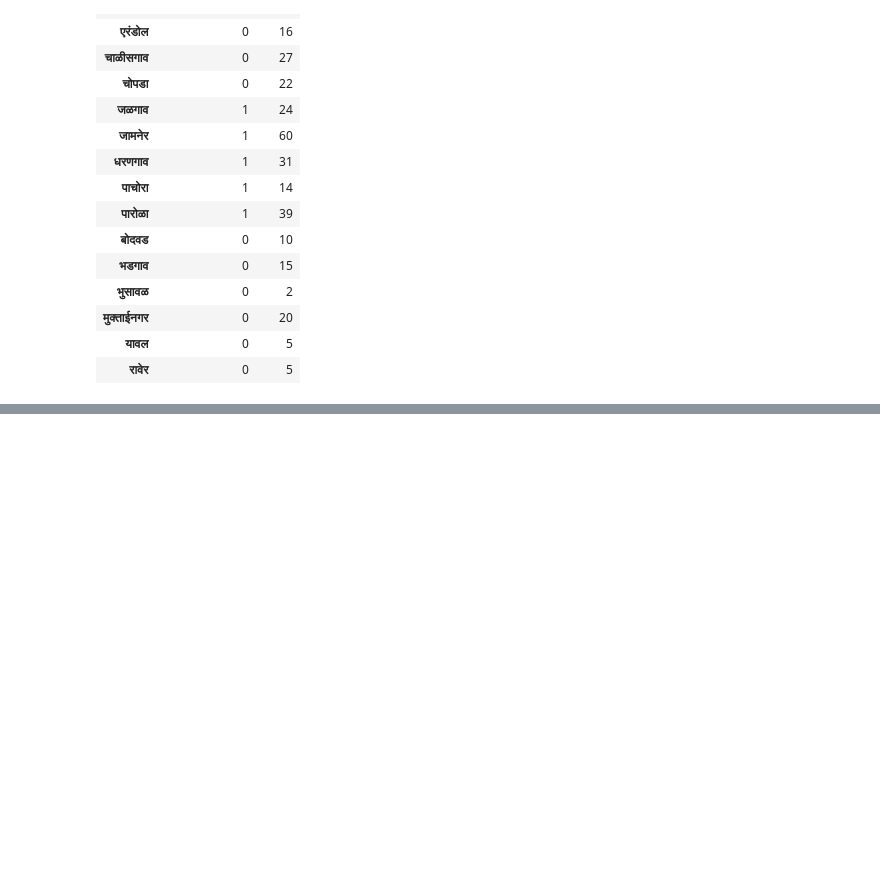
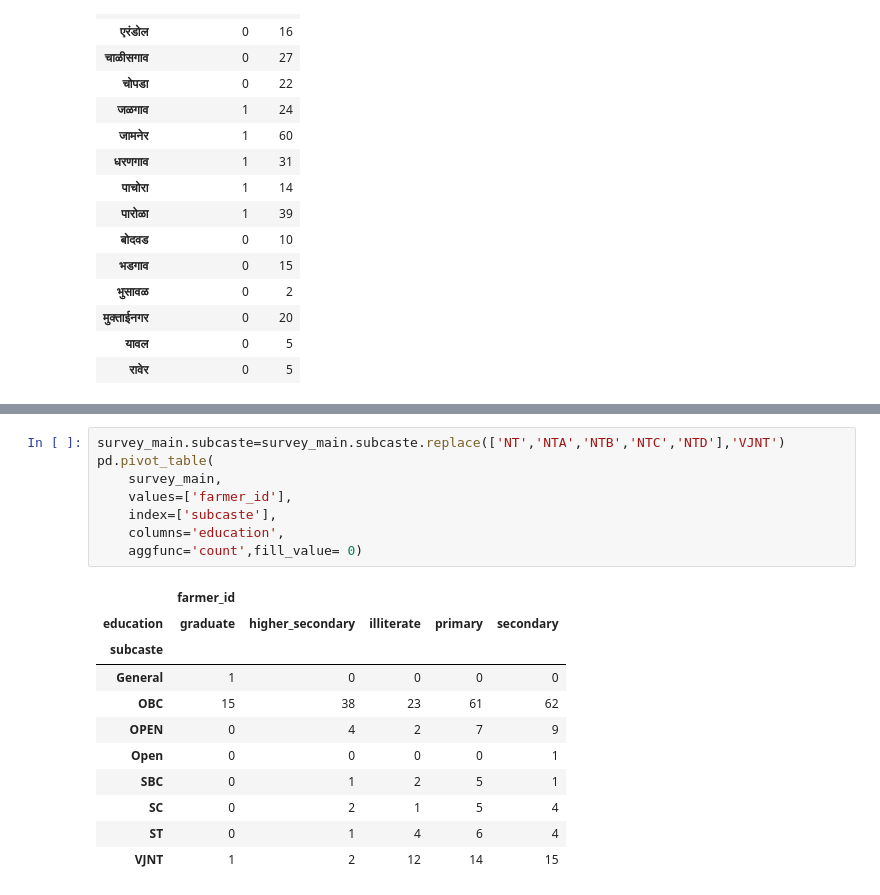
Before and after one commit to manojcpatil-students/PRERNA, a Jupyter notebook: April03_Trials.ipynb, the cells around one changed output, grey strips where cells are left out. Cells and saved outputs as stored; diff of their text form; blank space fills up the shorter version.

```diff
--- a/April03_Trials.ipynb
+++ b/April03_Trials.ipynb
@@ -178,0 +279,20 @@ Name: depression_1, Length: 303, dtype: object
+# %%
+survey_main.subcaste=survey_main.subcaste.replace(['NT','NTA','NTB','NTC','NTD'],'VJNT')
+pd.pivot_table(
+    survey_main,
+    values=['farmer_id'],
+    index=['subcaste'],
+    columns='education',
+    aggfunc='count',fill_value= 0)
+# %% [output]
+|  | farmer_id |  |  |  |  |
+| education | graduate | higher_secondary | illiterate | primary | secondary |
+| subcaste |  |  |  |  |  |
+| General | 1 | 0 | 0 | 0 | 0 |
+| OBC | 15 | 38 | 23 | 61 | 62 |
+| OPEN | 0 | 4 | 2 | 7 | 9 |
+| Open | 0 | 0 | 0 | 0 | 1 |
+| SBC | 0 | 1 | 2 | 5 | 1 |
+| SC | 0 | 2 | 1 | 5 | 4 |
+| ST | 0 | 1 | 4 | 6 | 4 |
+| VJNT | 1 | 2 | 12 | 14 | 15 |
```
Also changed, not shown: parts of 14 cells of this notebook, 23 other files.
